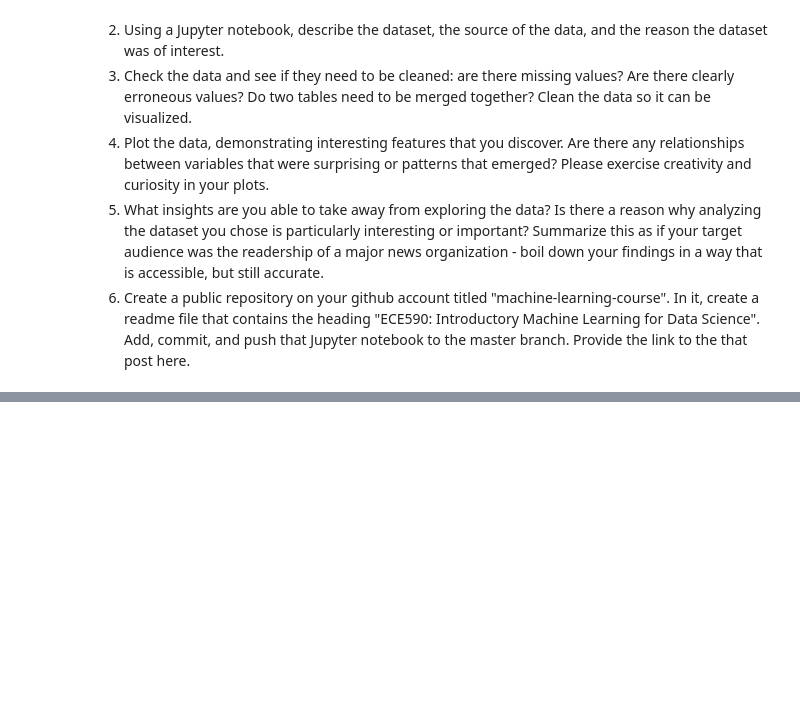
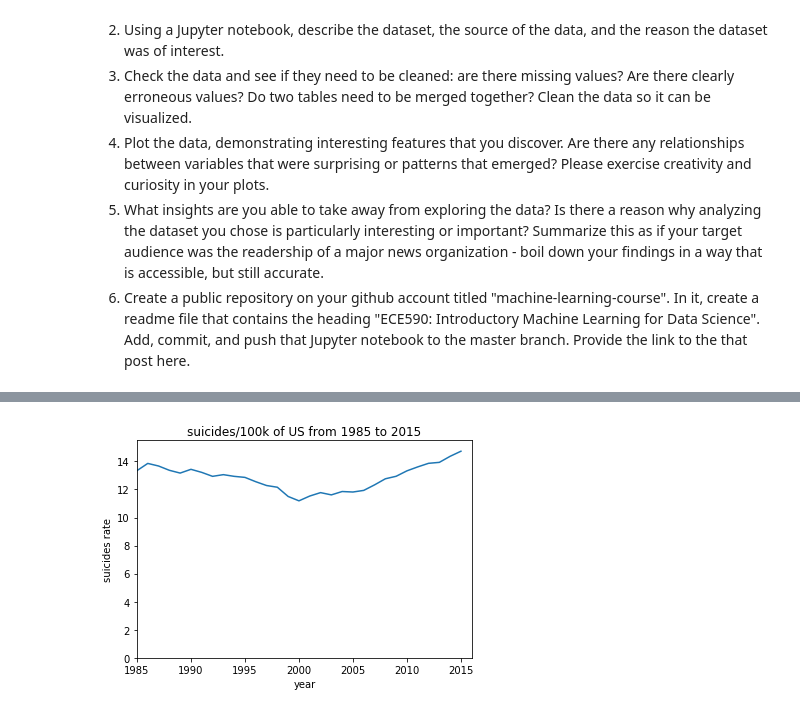
Before and after one commit to ywang512/ids705, a Jupyter notebook: assignments/Assignment_1_Answer.ipynb, the cells around one changed output, grey strips where cells are left out. Cells and saved outputs as stored; diff of their text form; code cells hidden in the pictures; blank space fills up the shorter version.

```diff
--- a/assignments/Assignment_1_Answer.ipynb
+++ b/assignments/Assignment_1_Answer.ipynb
@@ -827,0 +974,13 @@ Here you'll bring together some of the individual skills that you demonstrated a
+# %%
+df_us = df_raw[df_raw['country'] == 'United States']
+df_us_year = df_us[['year', 'suicides_no', 'population']].groupby('year').agg('sum')
+df_us_year = df_us_year.assign(suicide_avg=100000*df_us_year.suicides_no/df_us_year.population)
+
+plt.plot(range(1985, 2016), df_us_year['suicide_avg'])
+plt.axis([1985, 2016, 0, 15.5])
+plt.title("suicides/100k of US from 1985 to 2015")
+plt.ylabel("suicides rate")
+plt.xlabel("year")
+plt.show()
+# %% [output]
+[figure, added]
```
Also changed, not shown: parts of 19 cells of this notebook.
